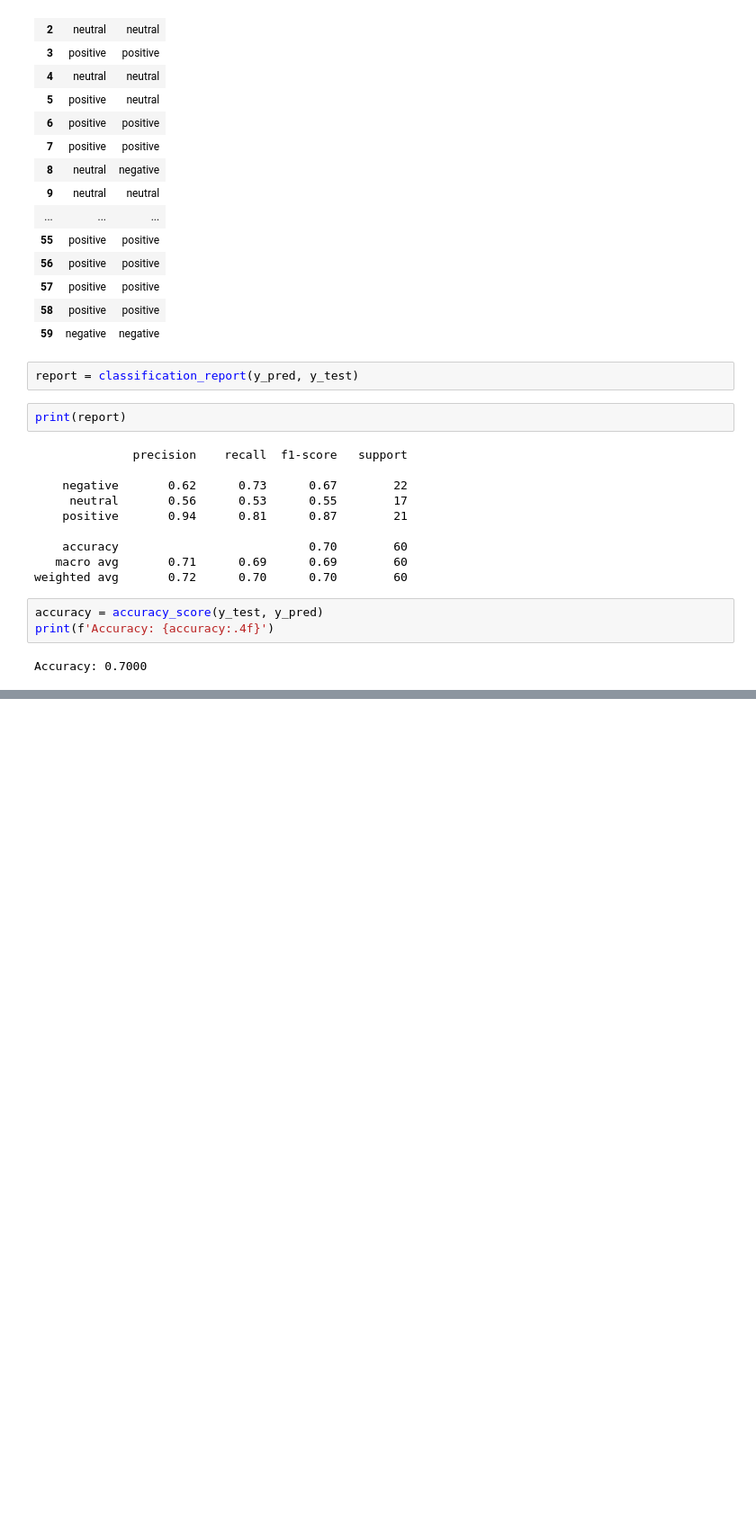
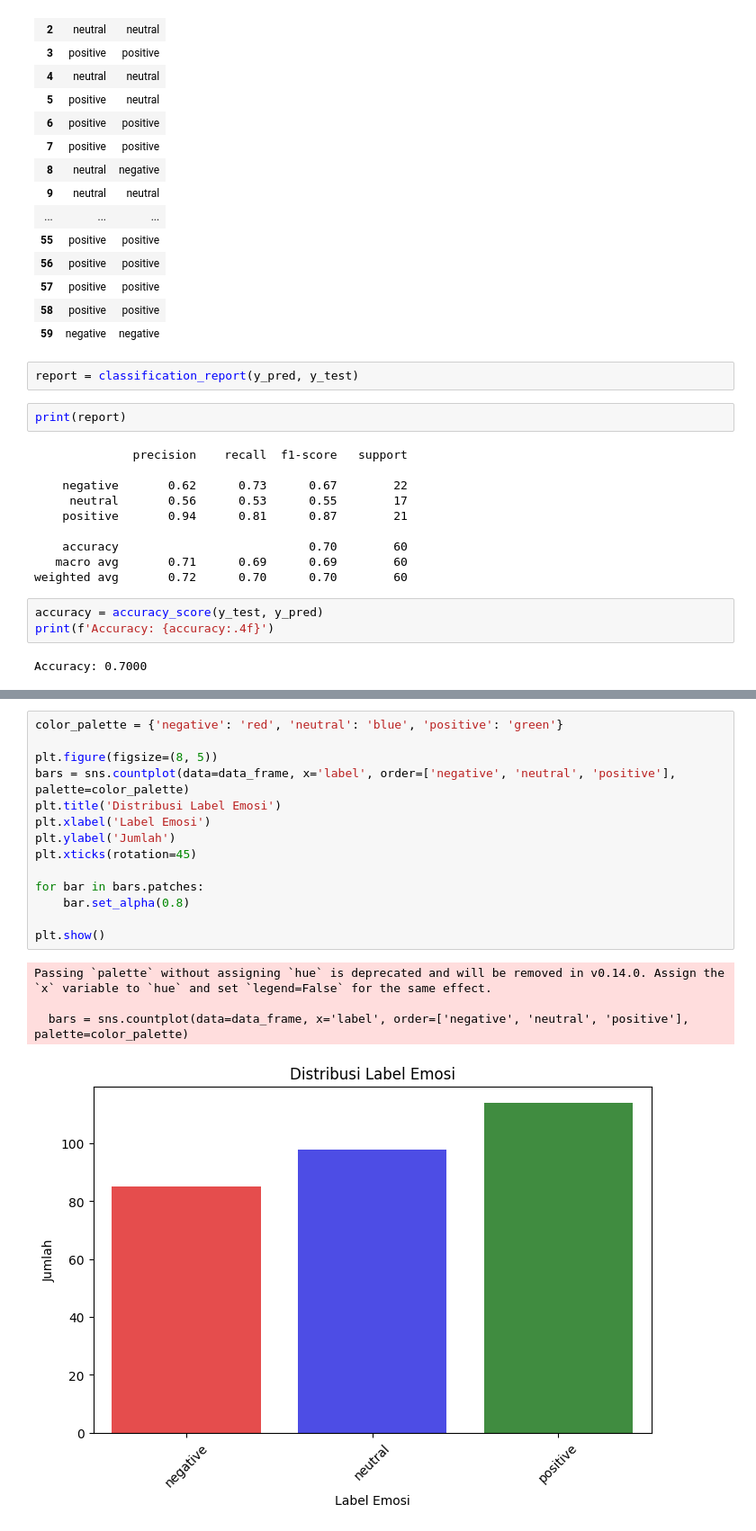
Before and after one commit to ThisIsYefta/Sentiment-Analysis-Kinerja-Presiden-Prabowo-Subianto, a Jupyter notebook: main.ipynb, the cells around one changed output, grey strips where cells are left out. Shown at 90% size. Cells and saved outputs as stored; diff of their text form; blank space fills up the shorter version.

Commit message:
Add Visualize

```diff
--- a/main.ipynb
+++ b/main.ipynb
@@ -158,3 +157,22 @@ plt.title('Confusion Matrix')
 plt.show()
 # %% [output]
 [figure]
+# %%
+color_palette = {'negative': 'red', 'neutral': 'blue', 'positive': 'green'}
+
+plt.figure(figsize=(8, 5))
+bars = sns.countplot(data=data_frame, x='label', order=['negative', 'neutral', 'positive'], palette=color_palette)
+plt.title('Distribusi Label Emosi')
+plt.xlabel('Label Emosi')
+plt.ylabel('Jumlah')
+plt.xticks(rotation=45)
+
+for bar in bars.patches:
+    bar.set_alpha(0.8)
+
+plt.show()
+# %% [output]
+Passing `palette` without assigning `hue` is deprecated and will be removed in v0.14.0. Assign the `x` variable to `hue` and set `legend=False` for the same effect.
+
+  bars = sns.countplot(data=data_frame, x='label', order=['negative', 'neutral', 'positive'], palette=color_palette)
+[figure, added]
```
Also changed, not shown: parts of 4 cells of this notebook.
